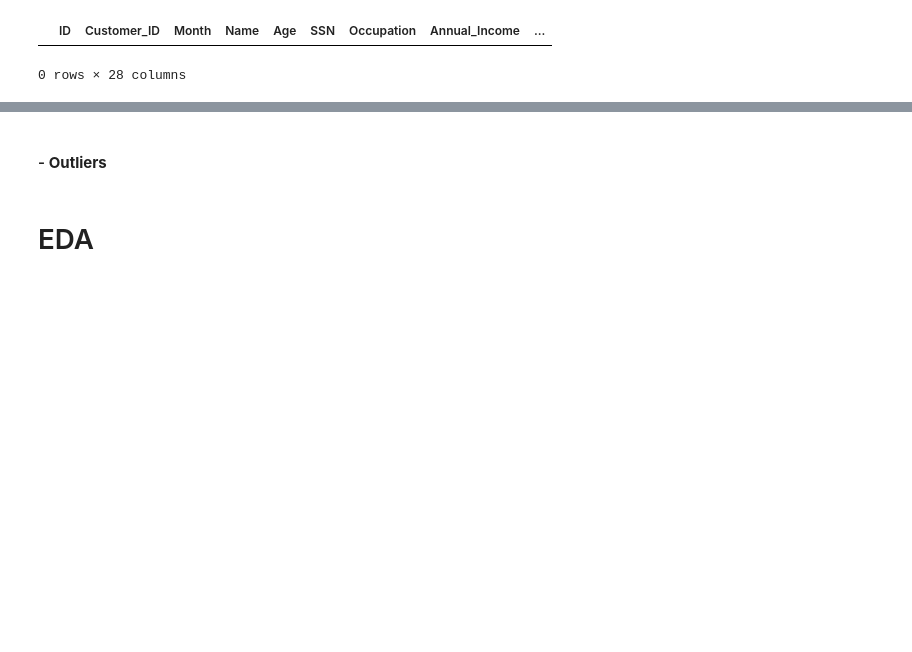
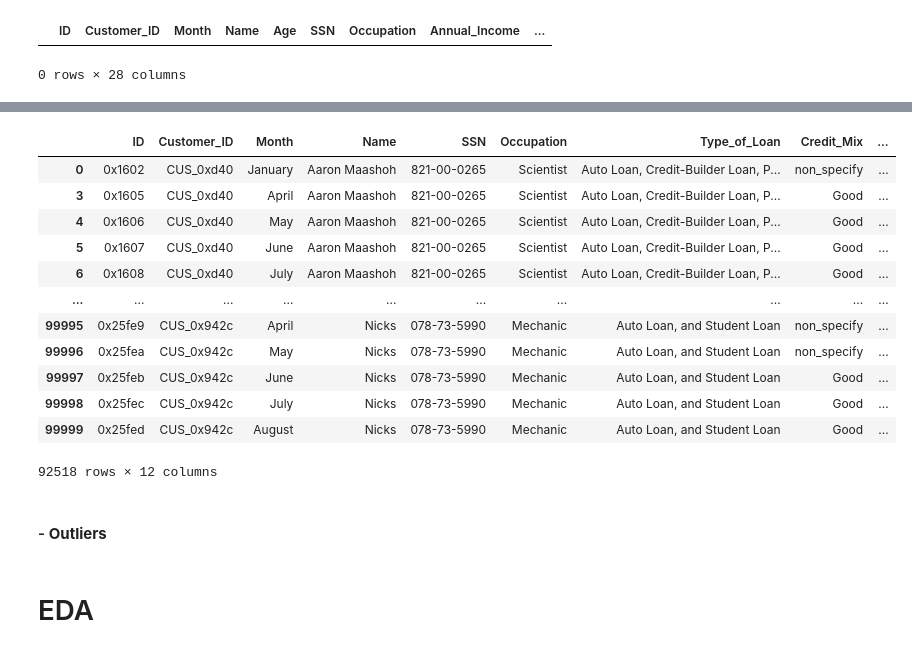
Before and after one commit to ishamel101/Credit-Score-Classification, a Jupyter notebook: Credit Score Classification.ipynb, the cells around one changed output, grey strips where cells are left out. Drawn from its saved outputs; the diff is of its cells as text; code cells hidden in the pictures; blank space fills up the shorter version.

```diff
--- a/Credit Score Classification.ipynb
+++ b/Credit Score Classification.ipynb
@@ -392,3 +464,19 @@ memory usage: 21.5+ MB
+# %%
+data_training.select_dtypes(include='object')
+# %% [output]
+|  | ID | Customer_ID | Month | Name | SSN | Occupation | Type_of_Loan | Credit_Mix | ... |
+| 0 | 0x1602 | CUS_0xd40 | January | Aaron Maashoh | 821-00-0265 | Scientist | Auto Loan, Credit-Builder Loan, P... | non_specify | ... |
+| 3 | 0x1605 | CUS_0xd40 | April | Aaron Maashoh | 821-00-0265 | Scientist | Auto Loan, Credit-Builder Loan, P... | Good | ... |
+| 4 | 0x1606 | CUS_0xd40 | May | Aaron Maashoh | 821-00-0265 | Scientist | Auto Loan, Credit-Builder Loan, P... | Good | ... |
+| 5 | 0x1607 | CUS_0xd40 | June | Aaron Maashoh | 821-00-0265 | Scientist | Auto Loan, Credit-Builder Loan, P... | Good | ... |
+| 6 | 0x1608 | CUS_0xd40 | July | Aaron Maashoh | 821-00-0265 | Scientist | Auto Loan, Credit-Builder Loan, P... | Good | ... |
+| ... | ... | ... | ... | ... | ... | ... | ... | ... | ... |
+| 99995 | 0x25fe9 | CUS_0x942c | April | Nicks | 078-73-5990 | Mechanic | Auto Loan, and Student Loan | non_specify | ... |
+| 99996 | 0x25fea | CUS_0x942c | May | Nicks | 078-73-5990 | Mechanic | Auto Loan, and Student Loan | non_specify | ... |
+| 99997 | 0x25feb | CUS_0x942c | June | Nicks | 078-73-5990 | Mechanic | Auto Loan, and Student Loan | Good | ... |
+| 99998 | 0x25fec | CUS_0x942c | July | Nicks | 078-73-5990 | Mechanic | Auto Loan, and Student Loan | Good | ... |
+| 99999 | 0x25fed | CUS_0x942c | August | Nicks | 078-73-5990 | Mechanic | Auto Loan, and Student Loan | Good | ... |
+92518 rows × 12 columns
 # %% [markdown]
 #### - **Outliers**
 # %% [markdown]
```
Also changed, not shown: parts of 34 cells of this notebook.
